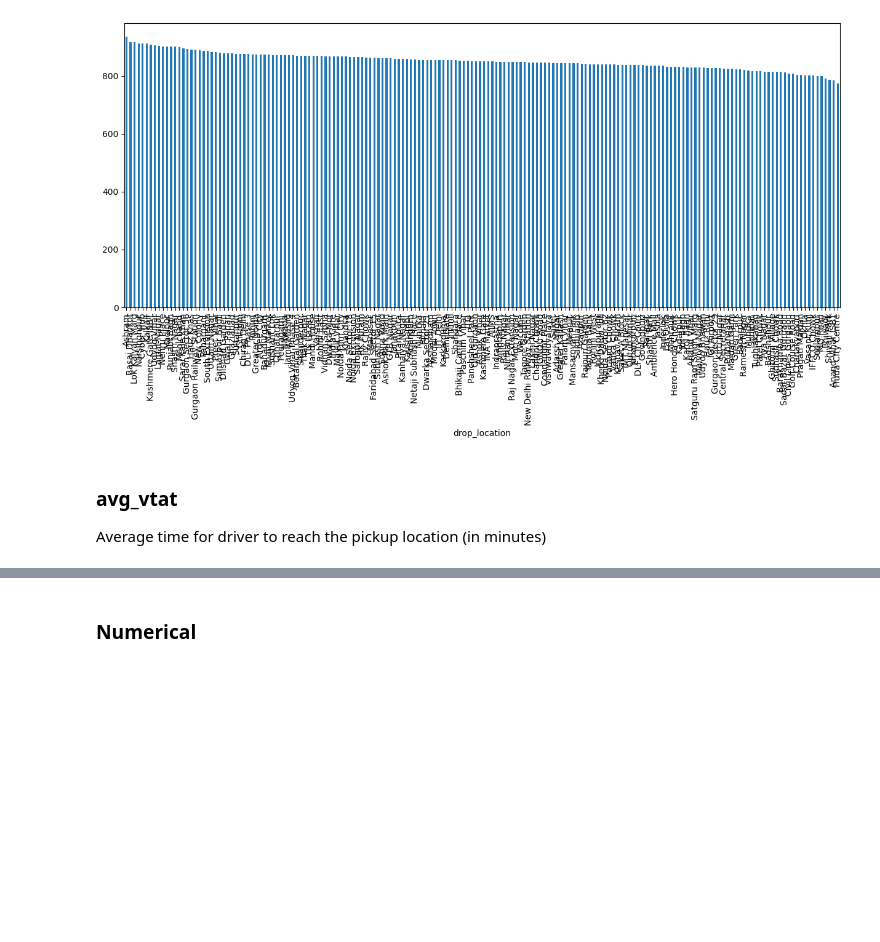
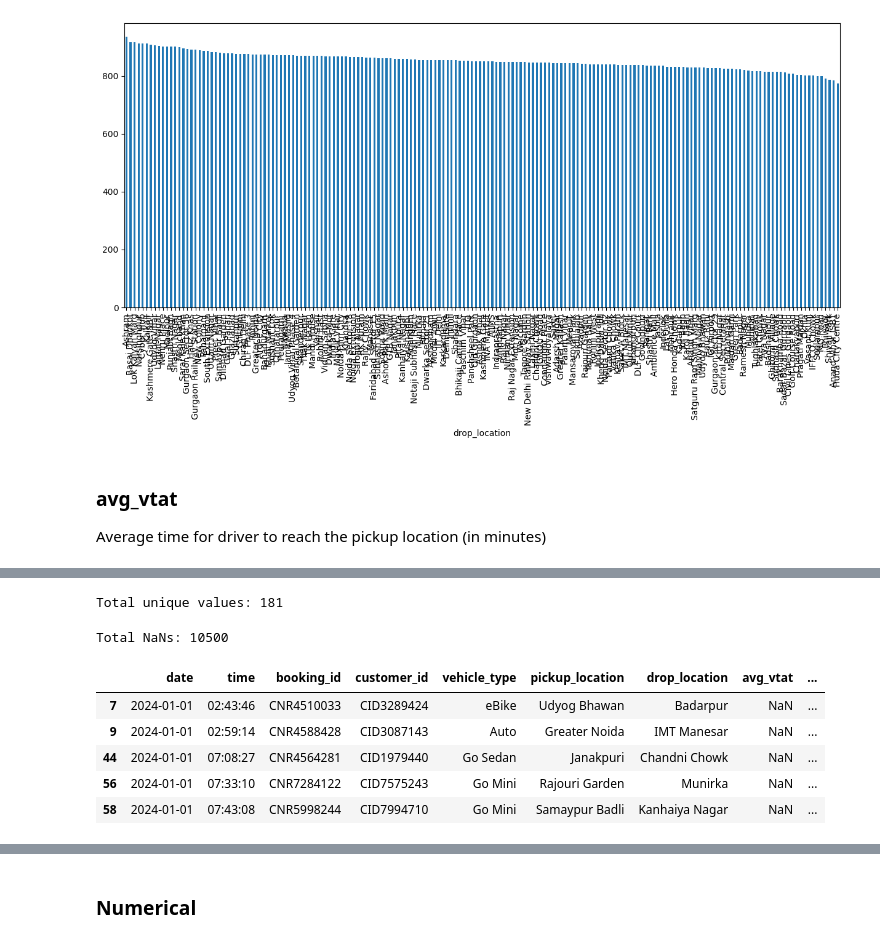
Before and after one commit to amaldu/uber-ride-cancellation-prediction, a Jupyter notebook: uber-analysis/notebooks/04_univar_eda.ipynb, the cells around one changed output, grey strips where cells are left out. Saved outputs shown, nothing was run; the diff lists cells and outputs as text; code cells hidden in the pictures; blank space fills up the shorter version.

```diff
--- a/uber-analysis/notebooks/04_univar_eda.ipynb
+++ b/uber-analysis/notebooks/04_univar_eda.ipynb
@@ -766,0 +787,4 @@ Average time for driver to reach the pickup location (in minutes)
+# %%
+print(f"Total unique values: {data['avg_vtat'].nunique()}")
+# %% [output]
+Total unique values: 181
@@ -766,0 +796,14 @@ Average time for driver to reach the pickup location (in minutes)
+# %%
+print(f"Total NaNs: {data['avg_vtat'].isna().sum()}")
+# %% [output]
+Total NaNs: 10500
+# %%
+nan_vtat = data[data["avg_vtat"].isna()]
+nan_vtat.head()
+# %% [output]
+|  | date | time | booking_id | customer_id | vehicle_type | pickup_location | drop_location | avg_vtat | ... |
+| 7 | 2024-01-01 | 02:43:46 | CNR4510033 | CID3289424 | eBike | Udyog Bhawan | Badarpur | NaN | ... |
+| 9 | 2024-01-01 | 02:59:14 | CNR4588428 | CID3087143 | Auto | Greater Noida | IMT Manesar | NaN | ... |
+| 44 | 2024-01-01 | 07:08:27 | CNR4564281 | CID1979440 | Go Sedan | Janakpuri | Chandni Chowk | NaN | ... |
+| 56 | 2024-01-01 | 07:33:10 | CNR7284122 | CID7575243 | Go Mini | Rajouri Garden | Munirka | NaN | ... |
+| 58 | 2024-01-01 | 07:43:08 | CNR5998244 | CID7994710 | Go Mini | Samaypur Badli | Kanhaiya Nagar | NaN | ... |
```
Also changed, not shown: parts of 17 cells of this notebook, 1 other file.
